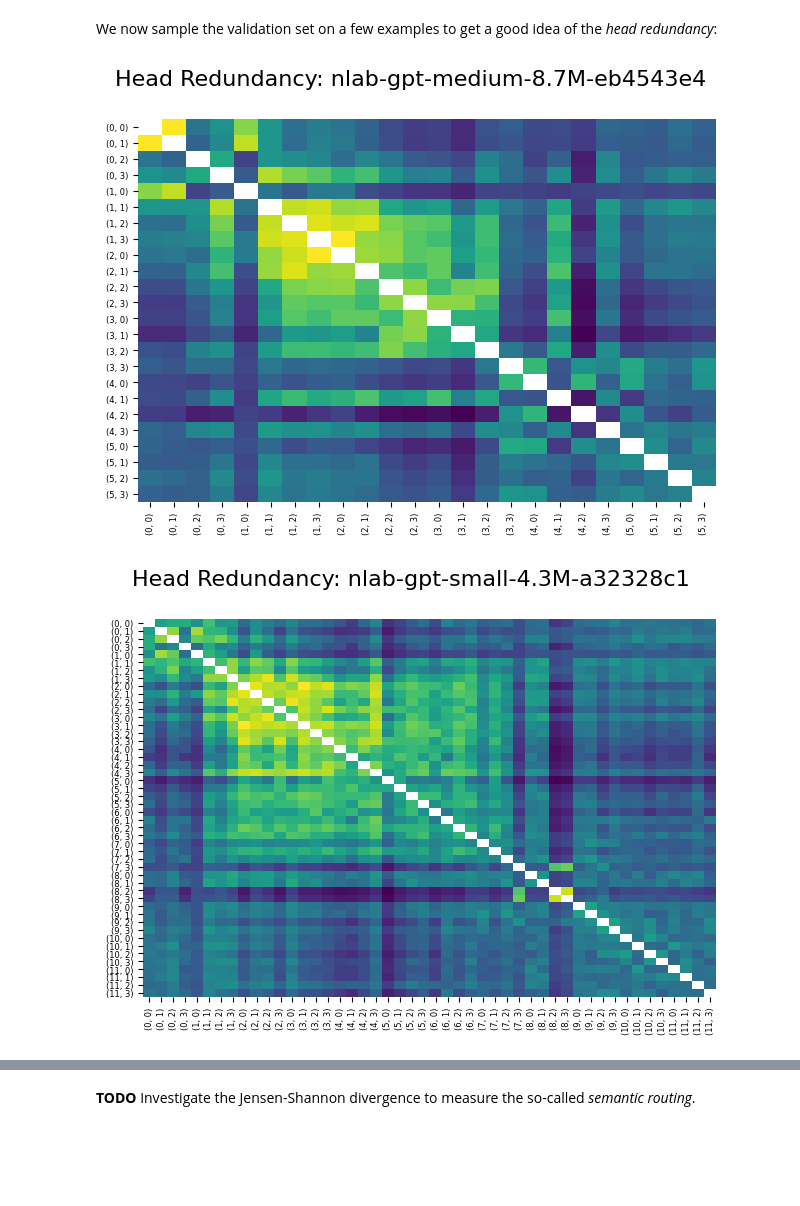
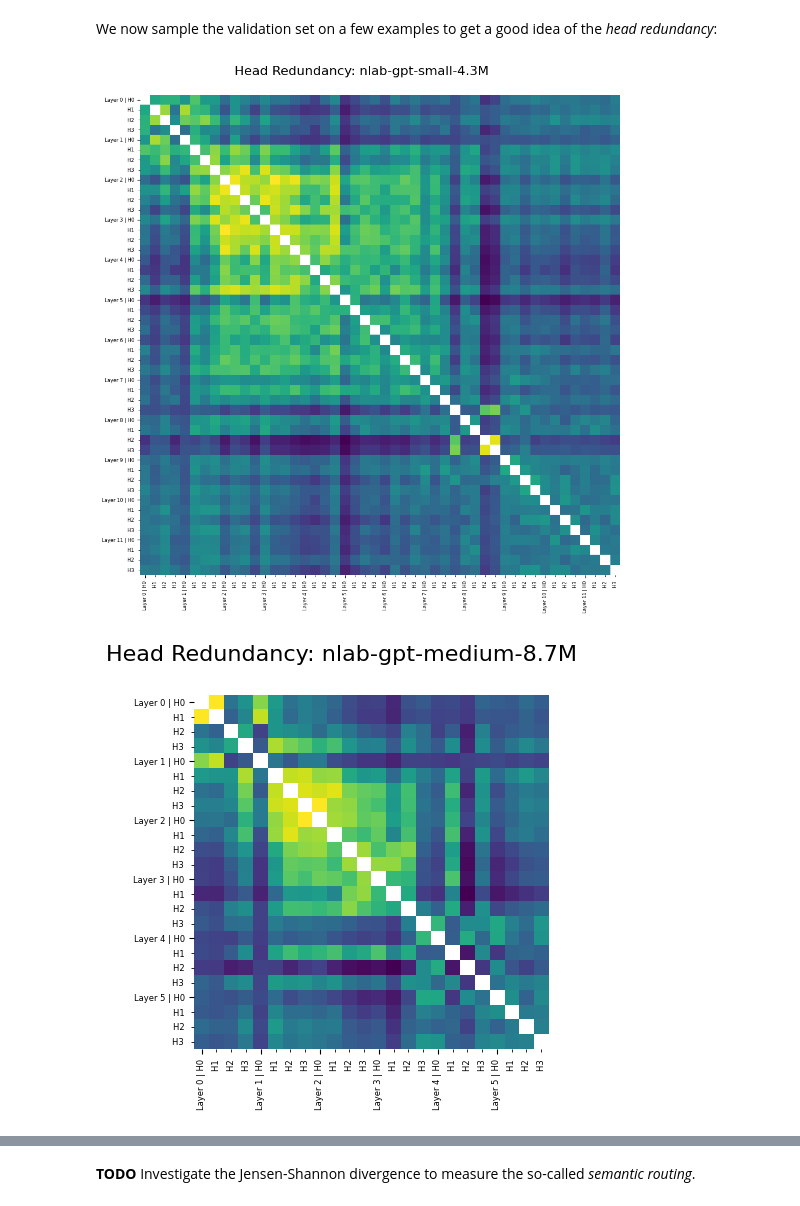
Before and after one commit to mjub/transformer-from-scratch, a Jupyter notebook: notebooks/anatomy-of-a-gpt.ipynb, the cells around one changed output, grey strips where cells are left out. Drawn from its saved outputs; the diff is of its cells as text; code cells hidden in the pictures; blank space fills up the shorter version.

Commit message:
Update anatomy-of-a-gpt.ipynb with prettier plots

```diff
--- a/notebooks/anatomy-of-a-gpt.ipynb
+++ b/notebooks/anatomy-of-a-gpt.ipynb
@@ -6,8 +6,9 @@
 In this notebook, we're gonna have a look inside the models that we trained with `train.py` with different configurations. You can choose the models to try out by editing the list below:
 # %%
 RUNS = [
-    "../runs/nlab-gpt-medium-8.7M-eb4543e4/nlab-gpt-medium-8.7M-eb4543e4-2025-12-16-49000-[best(2.0274)].pt",
-    "../runs/nlab-gpt-small-4.3M-a32328c1/nlab-gpt-small-4.3M-a32328c1-2025-12-16-47500-[best(2.3026)].pt",
+    "../nlab-gpt-small-4.3M.pt",
+    "../nlab-gpt-medium-8.7M.pt",
+    "../nlab-gpt-large-16.4M.pt",
 ]
 # %% [markdown]
 Next, we load `infer.py` so that we get access to `GenerativeRun`:
@@ -19,6 +20,9 @@ import infer
 # %%
 runs = list(map(infer.GenerativeRun.from_file, RUNS))
 # We assume that all the runs were based on the same tokenizer
+
+for run in runs:
+    run.name = run.name[:-9]
 # %%
 import torch
 
@@ -154,7 +162,7 @@ def show_attention(run, input_ids, labels, device):
     fig, axes = plt.subplots(
         run.config.num_hidden_layers,
         run.config.num_attention_heads,
-        figsize=(12, 2 * run.config.num_hidden_layers),
+        figsize=(3 * run.config.num_attention_heads, 3 * run.config.num_hidden_layers),
     )
 
     if run.config.num_hidden_layers == 1:
@@ -185,7 +193,7 @@ def show_attention(run, input_ids, labels, device):
         ax = axes[layer, head]
         ax.imshow(
             normalized,
-            aspect="auto",
+            aspect="equal",
             vmin=0.0,
             vmax=1.0,
             cmap="viridis",
@@ -262,7 +271,7 @@ import itertools
 val_data = torch.load("../data/val_data.pt").to(device)
 
 # How many times we should sample
-MAX_STEPS = 10
+MAX_STEPS = 1
 
 
 # Coming straight form train.Trainer
@@ -308,38 +317,54 @@ with torch.no_grad():
             for i, p in enumerate(labels):
                 for j, q in enumerate(labels[:i]):
                     score[i][j] += row_wise_cosine_similarity_causal(
                         weights[p], weights[q]
                     )
                     score[j][i] = score[i][j]
         score = score / MAX_STEPS
 
-        fig, ax = plt.subplots()
-        ax.set_xticks(range(len(labels)))
-        ax.set_yticks(range(len(labels)))
+        fig, ax = plt.subplots(figsize=(0.2 * len(labels), 0.2 * len(labels)))
 
-        ax.set_xticklabels(labels, rotation=90, fontsize=6)
-        ax.set_yticklabels(labels, fontsize=6)
+        major = list(range(0, len(labels), run.config.num_attention_heads))
+        minor = [i for i in range(0, len(labels)) if i not in major]
+
+        ax.set_xticks(major)
+        ax.set_xticks(minor, minor=True)
+        ax.set_xticklabels(
+            [f"Layer {labels[i][0]} | H{labels[i][1]}" for i in major],
+            rotation=90,
+            fontsize=6,
+        )
+        ax.set_xticklabels(
+            [f"H{labels[i][1]} " for i in minor], rotation=90, fontsize=6, minor=True
+        )
+
+        ax.set_yticks(major)
+        ax.set_yticks(minor, minor=True)
+        ax.set_yticklabels(
+            [f"Layer {labels[i][0]} | H{labels[i][1]}" for i in major], fontsize=6
+        )
+        ax.set_yticklabels([f"H{labels[i][1]} " for i in minor], fontsize=6, minor=True)
 
         for spine in ax.spines.values():
             spine.set_visible(False)
 
         ax.imshow(
             np.ma.MaskedArray(
                 score,
                 mask=np.identity(len(labels), dtype=bool),
             ),
             cmap="viridis",
-            aspect="auto",
+            aspect="equal",
             interpolation="nearest",
             origin="upper",
         )
 
         plt.suptitle(f"Head Redundancy: {run.name}", fontsize=16, y=1.0)
         plt.tight_layout()
         plt.savefig(
             f"../assets/head-redundancy-{run.name}.png", dpi=300, bbox_inches="tight"
         )
         plt.show()
 # %% [output]
-[figure, old version]
+[figure, new version]
-[figure, old version]
+[figure, new version]
```
Also changed, not shown: parts of 6 cells of this notebook, 1 other file.
